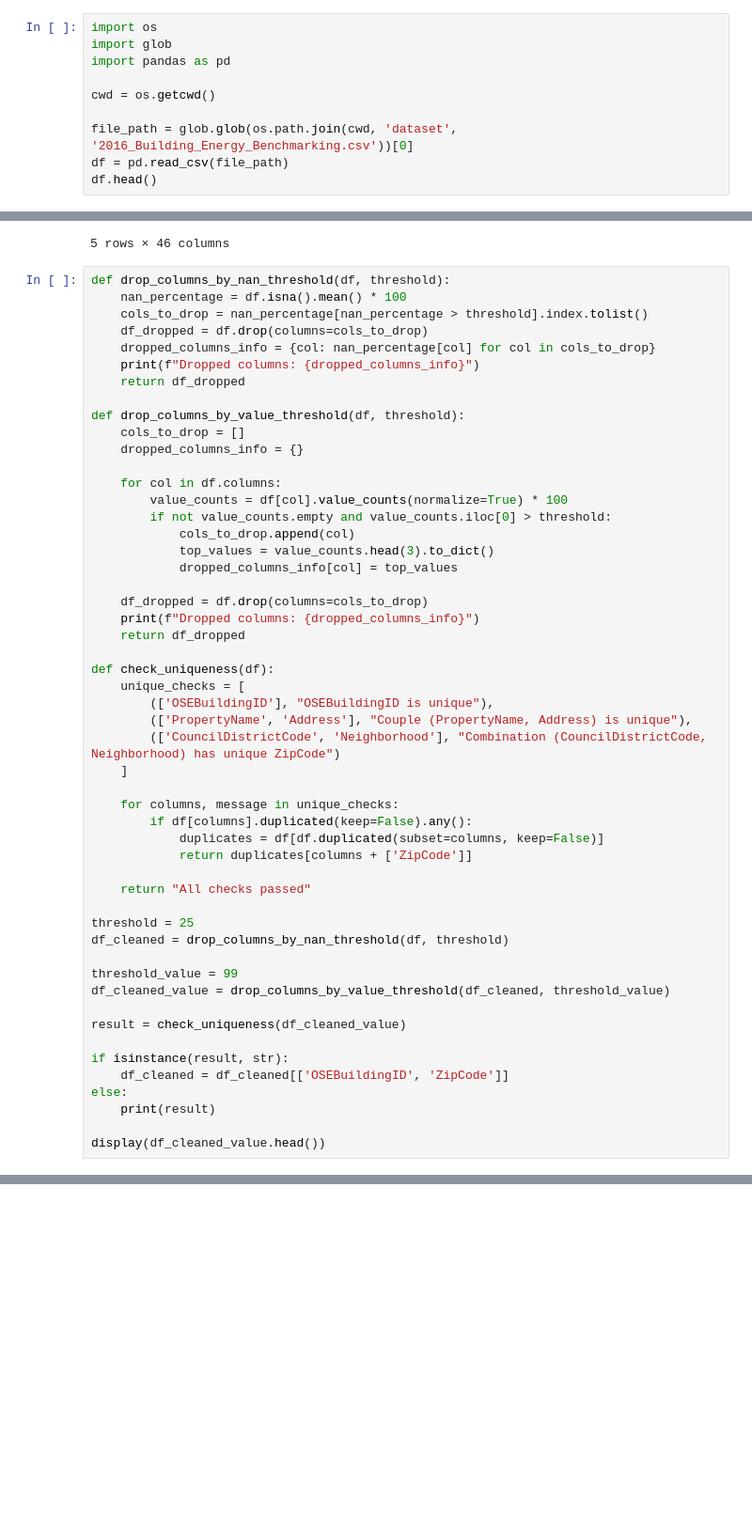
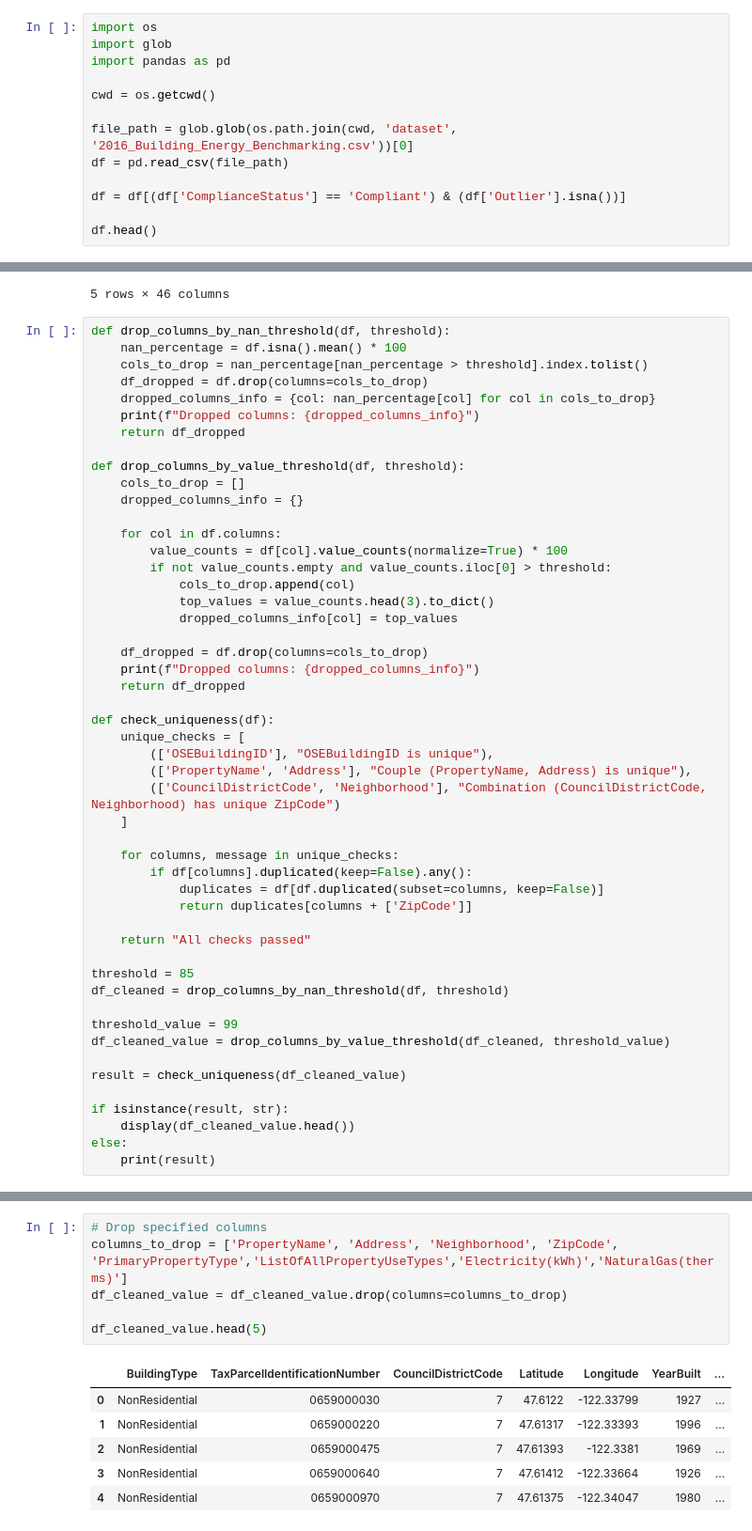
Before and after one commit to Najia-afk/Mission4, a Jupyter notebook: mission4.ipynb, the cells around one changed output, grey strips where cells are left out. Shown at 94% size. Drawn from its saved outputs; the diff is of its cells as text; blank space fills up the shorter version.

```diff
--- a/mission4.ipynb
+++ b/mission4.ipynb
@@ -7,6 +7,9 @@ cwd = os.getcwd()
 
 file_path = glob.glob(os.path.join(cwd, 'dataset', '2016_Building_Energy_Benchmarking.csv'))[0]
 df = pd.read_csv(file_path)
+
+df = df[(df['ComplianceStatus'] == 'Compliant') & (df['Outlier'].isna())]
+
 df.head()
 # %% [output]
 |  | OSEBuildingID | DataYear | BuildingType | PrimaryPropertyType | PropertyName | Address | City | State | ... |
@@ -54,7 +57,7 @@ def check_uniqueness(df):
 
     return "All checks passed"
 
-threshold = 25
+threshold = 85
 df_cleaned = drop_columns_by_nan_threshold(df, threshold)
 
 threshold_value = 99
@@ -63,9 +66,7 @@ df_cleaned_value = drop_columns_by_value_threshold(df_cleaned, threshold_value)
 result = check_uniqueness(df_cleaned_value)
 
 if isinstance(result, str):
-    df_cleaned = df_cleaned[['OSEBuildingID', 'ZipCode']]
+    display(df_cleaned_value.head())
 else:
     print(result)
-
-display(df_cleaned_value.head())
 # %% [output]
@@ -245,0 +312,13 @@ No strong linear relationship found. Creating a new variable.
+# %%
+# Drop specified columns
+columns_to_drop = ['PropertyName', 'Address', 'Neighborhood', 'ZipCode', 'PrimaryPropertyType','ListOfAllPropertyUseTypes','Electricity(kWh)','NaturalGas(therms)']
+df_cleaned_value = df_cleaned_value.drop(columns=columns_to_drop)
+
+df_cleaned_value.head(5)
+# %% [output]
+|  | BuildingType | TaxParcelIdentificationNumber | CouncilDistrictCode | Latitude | Longitude | YearBuilt | ... |
+| 0 | NonResidential | 0659000030 | 7 | 47.6122 | -122.33799 | 1927 | ... |
+| 1 | NonResidential | 0659000220 | 7 | 47.61317 | -122.33393 | 1996 | ... |
+| 2 | NonResidential | 0659000475 | 7 | 47.61393 | -122.3381 | 1969 | ... |
+| 3 | NonResidential | 0659000640 | 7 | 47.61412 | -122.33664 | 1926 | ... |
+| 4 | NonResidential | 0659000970 | 7 | 47.61375 | -122.34047 | 1980 | ... |
```
Also changed, not shown: parts of 7 cells of this notebook.
